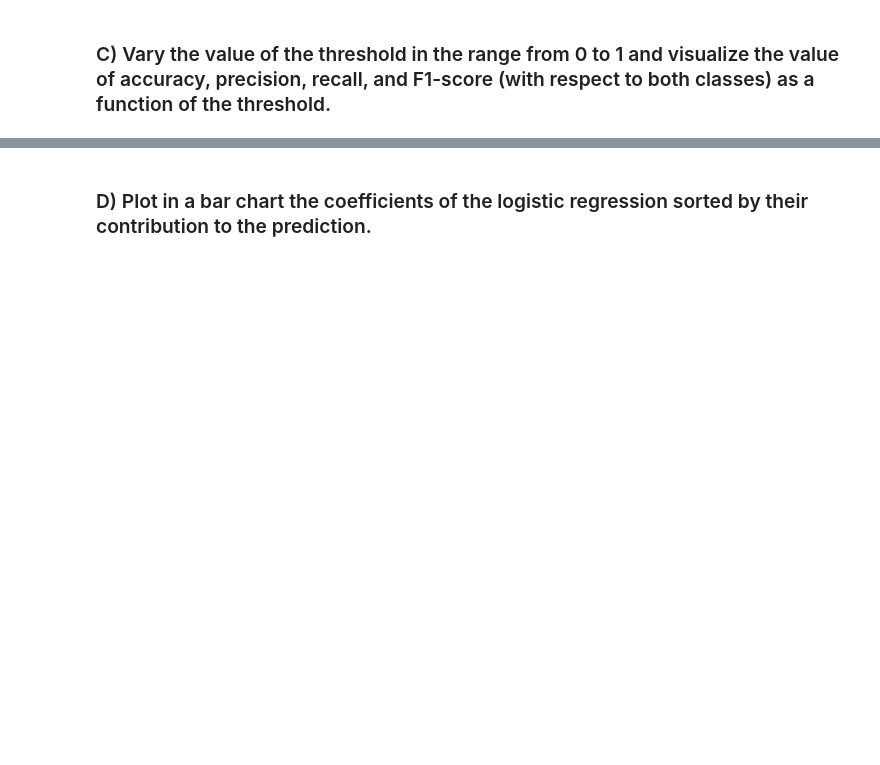
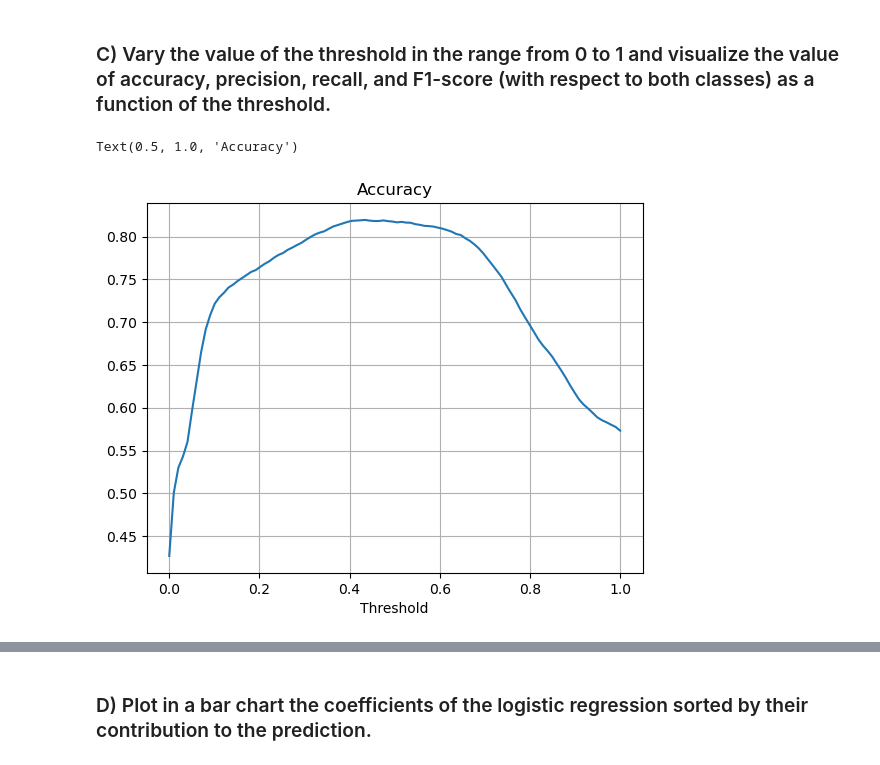
Before and after one commit to alessiodesogus/2023, a Jupyter notebook: Exercises/07 - Learning from data - Applied machine learning/AppliedML.ipynb, the cells around one changed output, grey strips where cells are left out. Cells and saved outputs as stored; diff of their text form; code cells hidden in the pictures; blank space fills up the shorter version.

```diff
--- a/Exercises/07 - Learning from data - Applied machine learning/AppliedML.ipynb
+++ b/Exercises/07 - Learning from data - Applied machine learning/AppliedML.ipynb
@@ -126,2 +226,16 @@ logistic = LogisticRegression(solver='lbfgs')
 # %% [markdown]
 ### C) Vary the value of the threshold in the range from 0 to 1 and visualize the value of accuracy, precision, recall, and F1-score (with respect to both classes) as a function of the threshold.
+# %%
+threshold = np.linspace(0, 1, 100)
+# display(threshold)
+# %%
+columns_score_name = ['Threshold', 'Accuracy', 'Precision P', 'Recall P', 'F1 score P', \
+                                            'Precision N', 'Recall N', 'F1 score N']
+threshold_score = pd.concat([pd.DataFrame([compute_all_score(compute_confusion_matrix(test_label, prediction_proba, t ),t)]\
+                                            , columns=columns_score_name) for t in threshold], ignore_index=True)
+threshold_score.set_index('Threshold', inplace=True)
+# %%
+threshold_score['Accuracy'].plot(grid=True).set_title('Accuracy')
+# %% [output]
+Text(0.5, 1.0, 'Accuracy')
+[figure, added]
```
Also changed, not shown: parts of 22 cells of this notebook.
